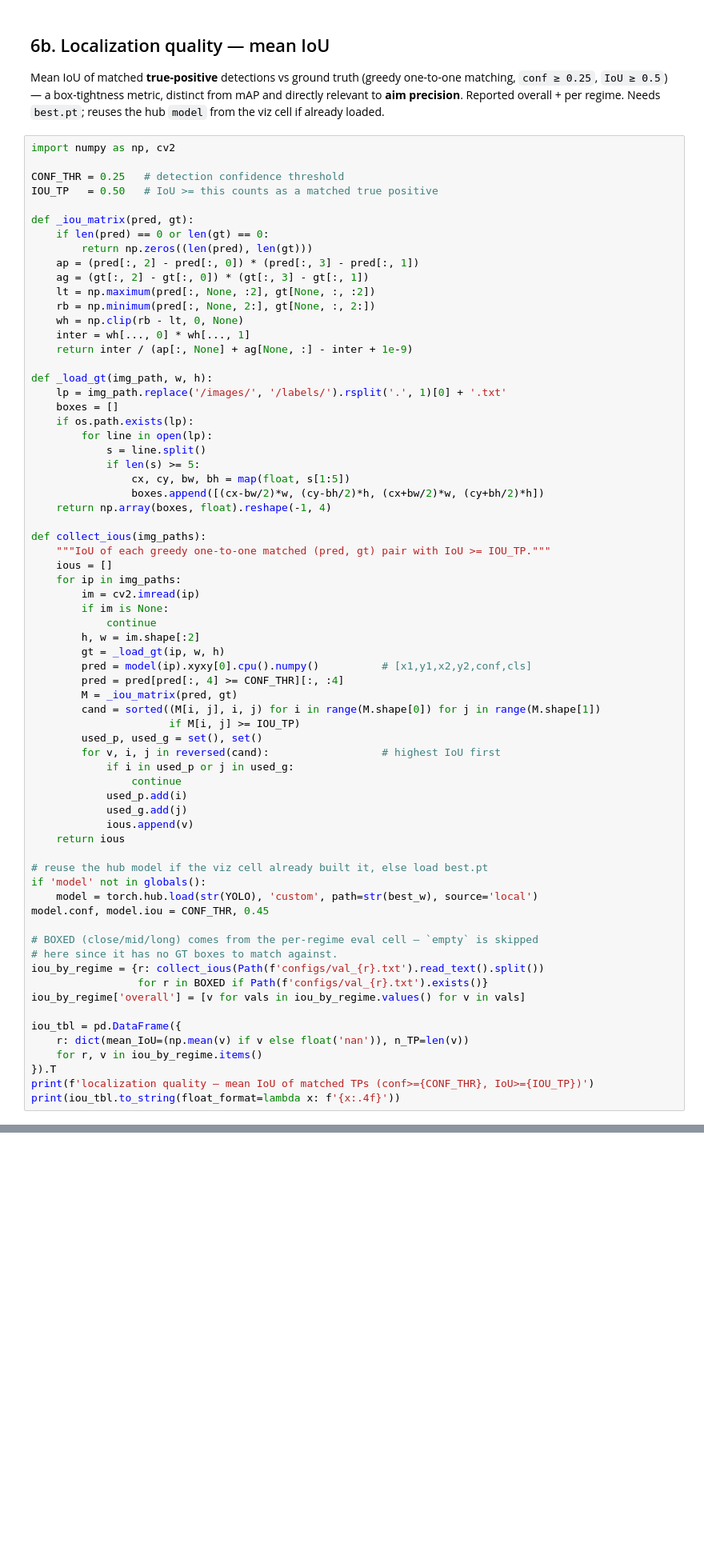
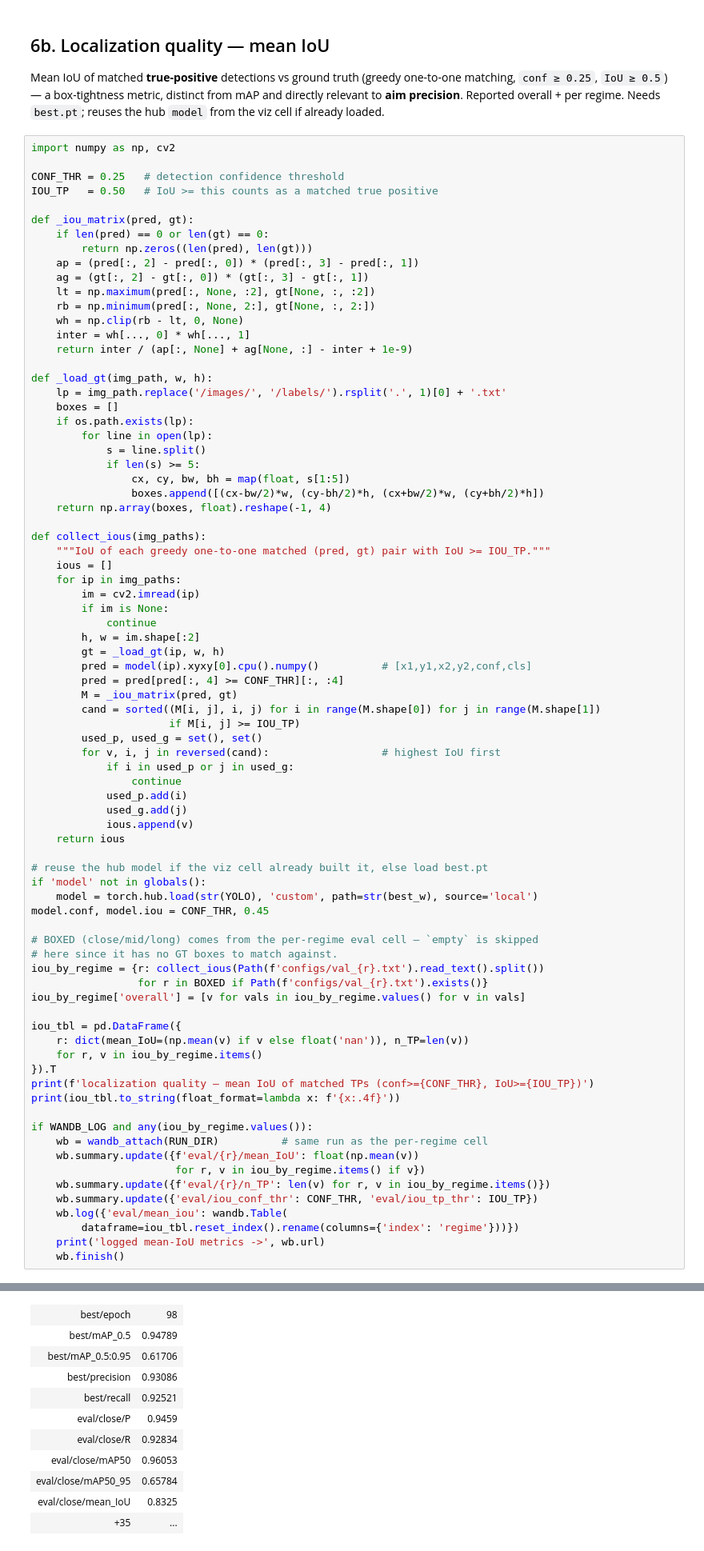
Before and after one commit to beatwad/drone-detect, a Jupyter notebook: training/train_baseline.ipynb, the cells around one changed output, grey strips where cells are left out. Shown at 80% size. Saved outputs shown, nothing was run; the diff lists cells and outputs as text; blank space fills up the shorter version.

```diff
--- a/training/train_baseline.ipynb
+++ b/training/train_baseline.ipynb
@@ -411,6 +516,17 @@ iou_tbl = pd.DataFrame({
 }).T
 print(f'localization quality — mean IoU of matched TPs (conf>={CONF_THR}, IoU>={IOU_TP})')
 print(iou_tbl.to_string(float_format=lambda x: f'{x:.4f}'))
+
+if WANDB_LOG and any(iou_by_regime.values()):
+    wb = wandb_attach(RUN_DIR)          # same run as the per-regime cell
+    wb.summary.update({f'eval/{r}/mean_IoU': float(np.mean(v))
+                       for r, v in iou_by_regime.items() if v})
+    wb.summary.update({f'eval/{r}/n_TP': len(v) for r, v in iou_by_regime.items()})
+    wb.summary.update({'eval/iou_conf_thr': CONF_THR, 'eval/iou_tp_thr': IOU_TP})
+    wb.log({'eval/mean_iou': wandb.Table(
+        dataframe=iou_tbl.reset_index().rename(columns={'index': 'regime'}))})
+    print('logged mean-IoU metrics ->', wb.url)
+    wb.finish()
 # %% [output]
 libpng warning: iCCP: known incorrect sRGB profile
 localization quality — mean IoU of matched TPs (conf>=0.25, IoU>=0.5)
@@ -421,0 +547,11 @@ overall    0.8223 3518.0000
+| best/epoch | 98 |
+| best/mAP_0.5 | 0.94789 |
+| best/mAP_0.5:0.95 | 0.61706 |
+| best/precision | 0.93086 |
+| best/recall | 0.92521 |
+| eval/close/P | 0.9459 |
+| eval/close/R | 0.92834 |
+| eval/close/mAP50 | 0.96053 |
+| eval/close/mAP50_95 | 0.65784 |
+| eval/close/mean_IoU | 0.8325 |
+| +35 | ... |
```
Also changed, not shown: parts of 9 cells of this notebook, 3 other files.
